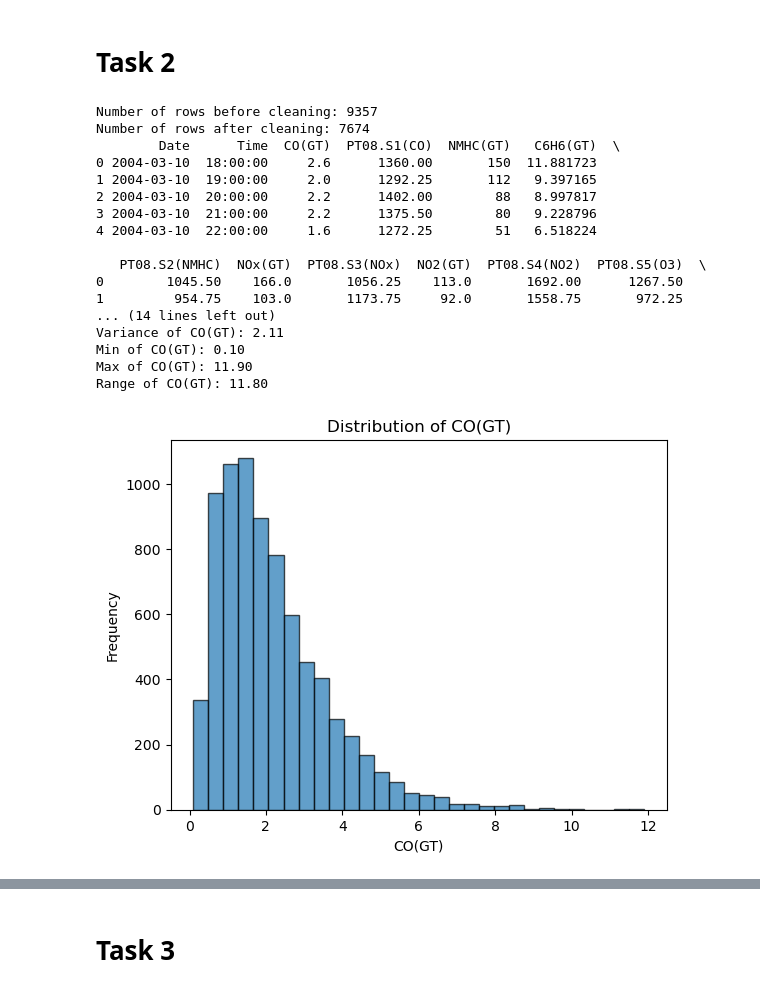
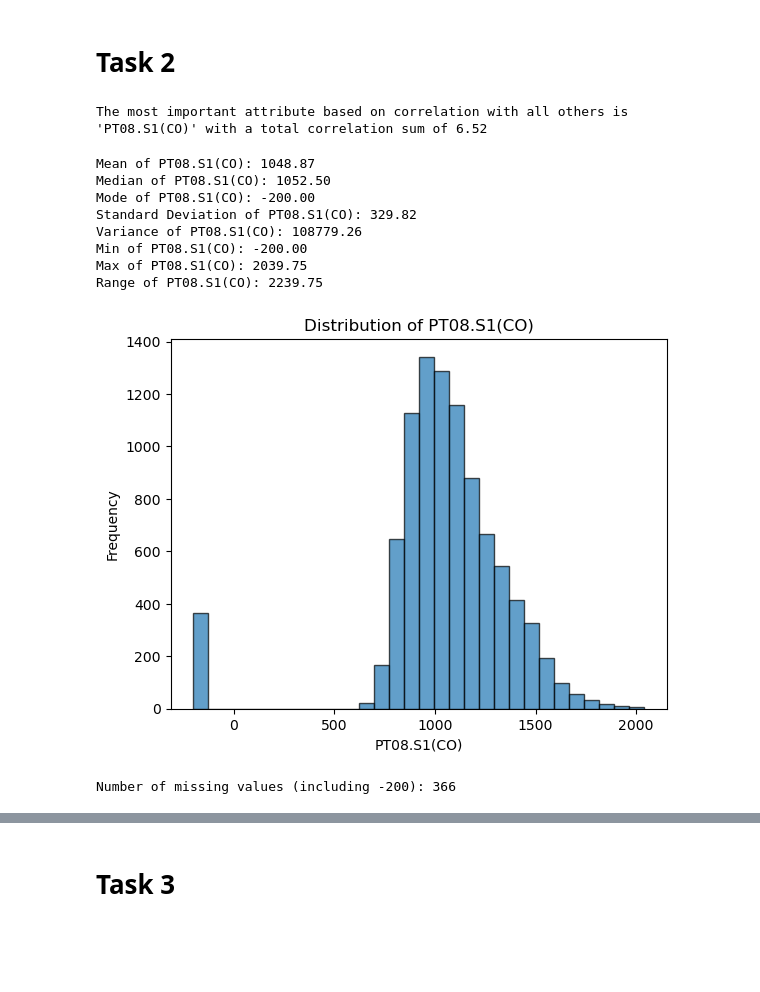
Before and after one commit to UdayKiran112/Data-Mining-Assg1, a Jupyter notebook: Assg1.ipynb, the cells around one changed output, grey strips where cells are left out. Cells and saved outputs as stored; diff of their text form; code cells hidden in the pictures; blank space fills up the shorter version.

```diff
--- a/Assg1.ipynb
+++ b/Assg1.ipynb
@@ -31,75 +33,76 @@ First Few Rows:
 4  11.15  59.575001  0.788794
 # %% [markdown]
 # Task 2
+# %%
+# Drop 'Date' and 'Time' columns as they are unique ID columns for correlation analysis
+df_numeric = df.drop(columns=['Date', 'Time'])
+
+# Compute the correlation matrix
+correlation_matrix = df_numeric.corr().abs()
+
+# For each attribute, sum the absolute correlations with all other attributes
+# Subtract 1 from the diagonal (correlation of the attribute with itself)A
+sum_of_correlations = correlation_matrix.sum() - 1
+
+# Find the attribute with the highest sum of correlations
+most_influential_attribute = sum_of_correlations.idxmax()
+max_sum_of_correlations = sum_of_correlations.max()
+
+# Print the most important attribute
+print(f"The most important attribute based on correlation with all others is '{most_influential_attribute}' with a total correlation sum of {max_sum_of_correlations:.2f}")
+# %% [output]
+The most important attribute based on correlation with all others is 'PT08.S1(CO)' with a total correlation sum of 6.52
 # %%
 import pandas as pd
+import matplotlib.pyplot as plt
 
 # Load the dataset
 df = pd.read_excel('AirQualityUCI.xlsx')
 
 # Select a numerical attribute for analysis
-attribute = 'CO(GT)'
-
-# Handle missing values by filling with the mean of the column
-df[attribute] = df[attribute].fillna(df[attribute].mean())
-
-# Replace missing values (-200) with NaN in the selected attribute
-df[attribute] = df[attribute].replace(-200, float('nan'))
-
-# Drop rows with NaN values in the selected attribute
-df_cleaned = df.dropna(subset=[attribute])
-
-# Print the number of rows before and after cleaning
-print(f"Number of rows before cleaning: {len(df)}")
-print(f"Number of rows after cleaning: {len(df_cleaned)}")
-
-# Optional: Print the first few rows of the cleaned DataFrame
-print(df_cleaned.head())
+attribute = 'PT08.S1(CO)'
 
 # Compute measures of central tendency and dispersion
 mean_value = df[attribute].mean()
 median_value = df[attribute].median()
 mode_value = df[attribute].mode()[0]
 std_dev = df[attribute].std()
 variance = df[attribute].var()
 min_value = df[attribute].min()
 max_value = df[attribute].max()
 range_value = max_value - min_value
 
 # Print results
 print(f"Mean of {attribute}: {mean_value:.2f}")
 print(f"Median of {attribute}: {median_value:.2f}")
 print(f"Mode of {attribute}: {mode_value:.2f}")
 print(f"Standard Deviation of {attribute}: {std_dev:.2f}")
 print(f"Variance of {attribute}: {variance:.2f}")
 print(f"Min of {attribute}: {min_value:.2f}")
 print(f"Max of {attribute}: {max_value:.2f}")
-print(f"Range of {attribute}: {range_value:.2f}")
+print(f"Range of {attribute}: {range_value:.2f}\n")
 
 # Visualization
-import matplotlib.pyplot as plt
 
 plt.hist(df[attribute].dropna(), bins=30, edgecolor='k', alpha=0.7)
 plt.title(f'Distribution of {attribute}')
 plt.xlabel(attribute)
 plt.ylabel('Frequency')
+plt.savefig('histogram.png')
 plt.show()
 # %% [output]
-Number of rows before cleaning: 9357
-Number of rows after cleaning: 7674
-        Date      Time  CO(GT)  PT08.S1(CO)  NMHC(GT)   C6H6(GT)  \
-0 2004-03-10  18:00:00     2.6      1360.00       150  11.881723
-1 2004-03-10  19:00:00     2.0      1292.25       112   9.397165
-2 2004-03-10  20:00:00     2.2      1402.00        88   8.997817
-3 2004-03-10  21:00:00     2.2      1375.50        80   9.228796
-4 2004-03-10  22:00:00     1.6      1272.25        51   6.518224
-
-   PT08.S2(NMHC)  NOx(GT)  PT08.S3(NOx)  NO2(GT)  PT08.S4(NO2)  PT08.S5(O3)  \
-0        1045.50    166.0       1056.25    113.0       1692.00      1267.50
-1         954.75    103.0       1173.75     92.0       1558.75       972.25
-... (14 lines left out)
-Variance of CO(GT): 2.11
-Min of CO(GT): 0.10
-Max of CO(GT): 11.90
-Range of CO(GT): 11.80
+Mean of PT08.S1(CO): 1048.87
+Median of PT08.S1(CO): 1052.50
+Mode of PT08.S1(CO): -200.00
+Standard Deviation of PT08.S1(CO): 329.82
+Variance of PT08.S1(CO): 108779.26
+Min of PT08.S1(CO): -200.00
+Max of PT08.S1(CO): 2039.75
+Range of PT08.S1(CO): 2239.75
-[figure, old version]
+[figure, new version]
+# %%
+# Print no. of missing values
+missing_count = ((df[attribute] == -200)).sum()
+print(f"Number of missing values (including -200): {missing_count}")
+# %% [output]
+Number of missing values (including -200): 366
```
Also changed, not shown: parts of 6 cells of this notebook, 6 other files.
